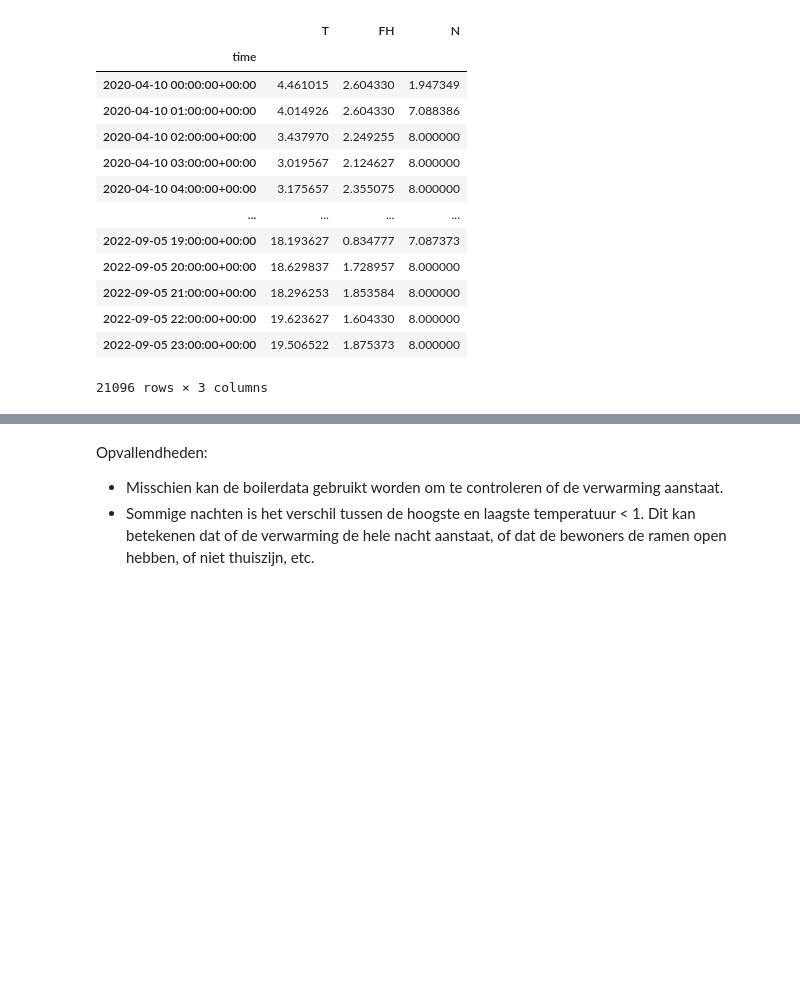
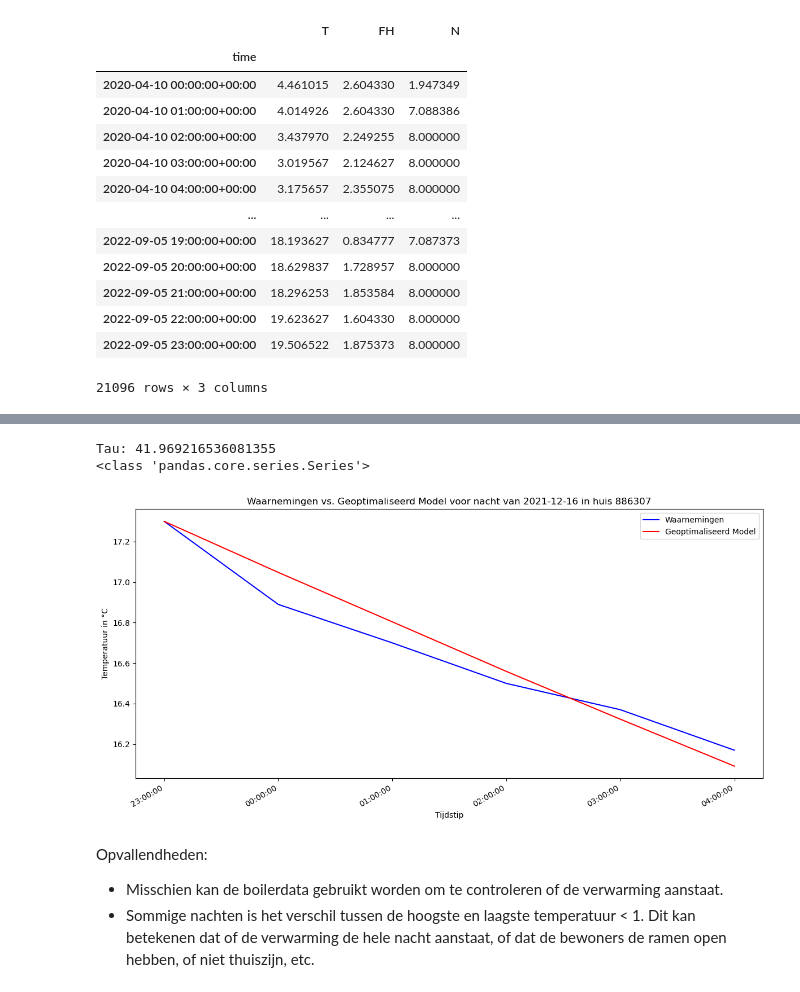
Before and after one commit to usadson/machine-learning, a Jupyter notebook: Thema 1/Themaopdracht/Opdracht.ipynb, the cells around one changed output, grey strips where cells are left out. Saved outputs shown, nothing was run; the diff lists cells and outputs as text; code cells hidden in the pictures; blank space fills up the shorter version.

```diff
--- a/Thema 1/Themaopdracht/Opdracht.ipynb
+++ b/Thema 1/Themaopdracht/Opdracht.ipynb
@@ -354,3 +512,45 @@ plt.show()
+# %%
+(huisnummer, datum, df) = nachten[0]
+tau = resultaten[huisnummer][datum]
+print("Tau:",tau)
+
+
+# Bereken geoptimaliseerd model
+tijdsreeks = df.index
+# for x in df.index.copy().values:
+#     x: pd.Timestamp = x
+#     tijdsreeks.append(x.time())
+optimized_model = model(tau, df, df["binnentemperatuur"].iloc[0])
+print(type(optimized_model))
+
+# Maak een nieuwe plot
+fig = plt.figure(figsize=(12, 6))
+
+# Plot waarnemingen
+ax = plt.plot(tijdsreeks, df["binnentemperatuur"], label='Waarnemingen', color='blue')
+
+# Plot geoptimaliseerd model
+plt.plot(optimized_model, label='Geoptimaliseerd Model', color='red')
+
+# Voeg titel, labels en legenda toe
+plt.title(f'Waarnemingen vs. Geoptimaliseerd Model voor nacht van {datum} in huis {huisnummer}')
+plt.xlabel('Tijdstip')
+plt.ylabel('Temperatuur in °C')
+plt.legend(loc='upper right')
+
+import matplotlib.dates as mdates
+myFmt = mdates.DateFormatter('%X')
+fig.axes[0].xaxis.set_major_formatter(myFmt)
+
+plt.gcf().autofmt_xdate()
+
+# Toon de plot
+plt.tight_layout()
+plt.show()
+# %% [output]
+Tau: 41.969216536081355
+<class 'pandas.core.series.Series'>
+[figure, added]
 # %% [markdown]
 Opvallendheden:
 - Misschien kan de boilerdata gebruikt worden om te controleren of de verwarming aanstaat.
```
Also changed, not shown: parts of 48 cells of this notebook, 1 other file.
